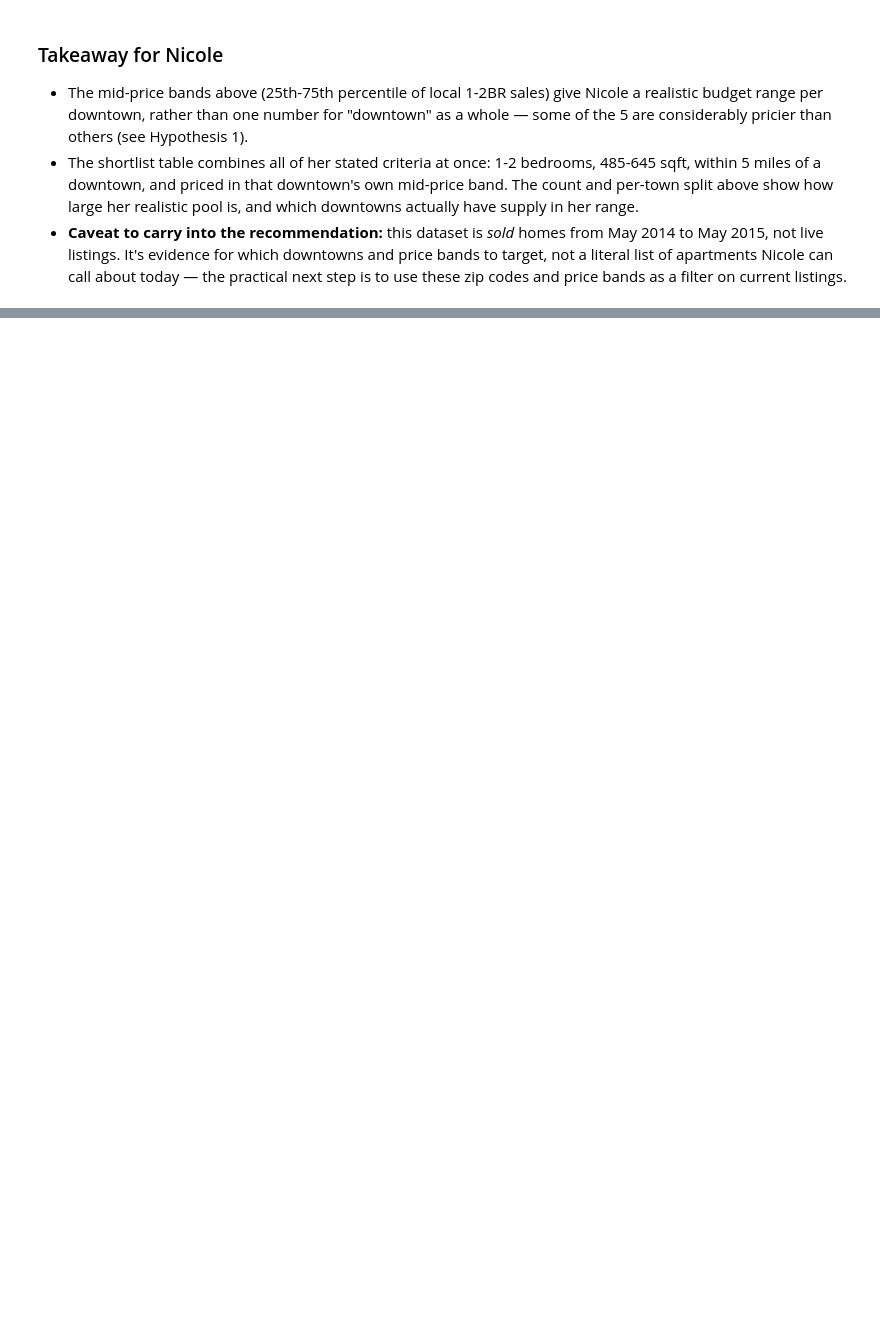
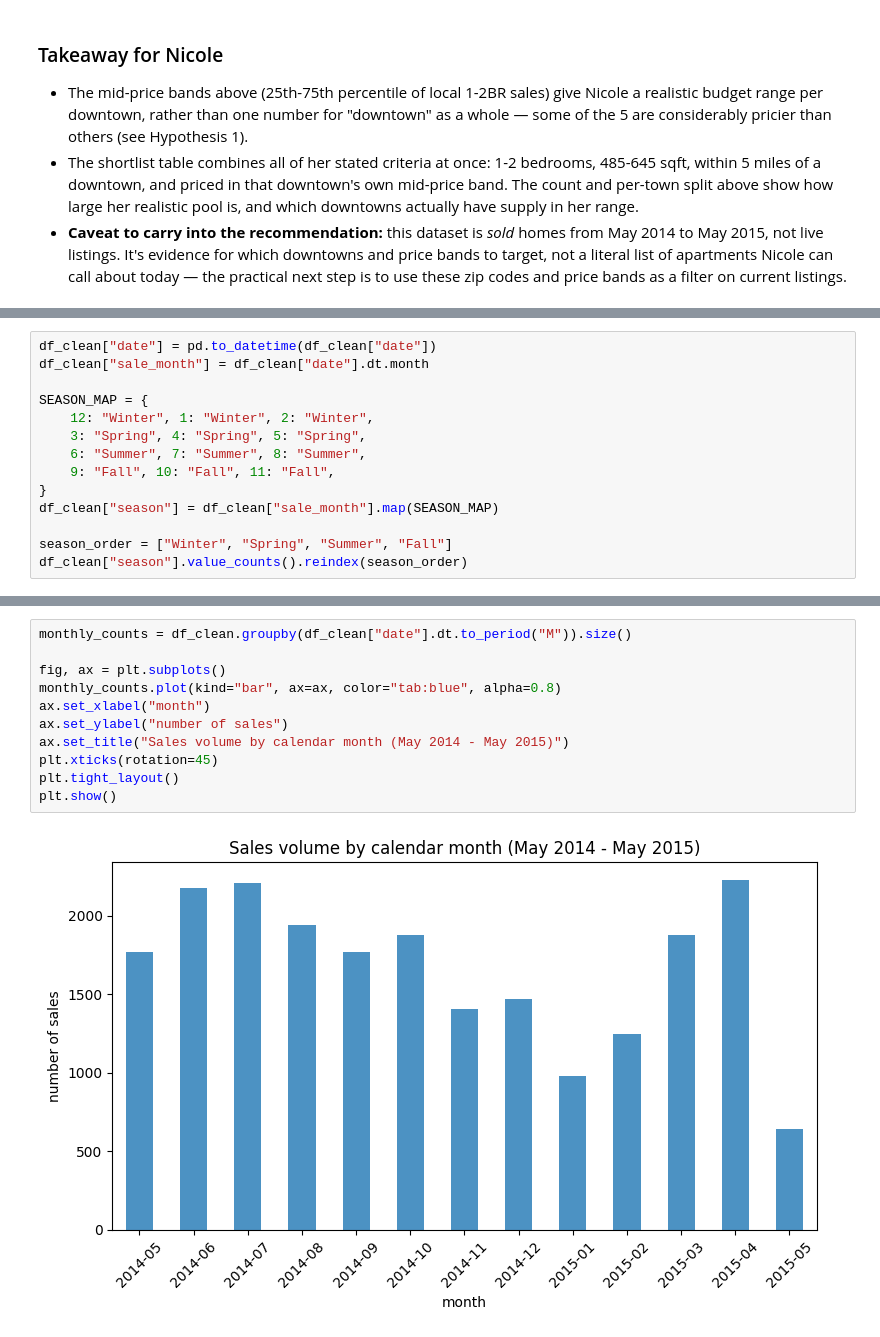
Before and after one commit to curls-me/ds-eda-project, a Jupyter notebook: 04_eda.ipynb, the cells around one changed output, grey strips where cells are left out. Saved outputs shown, nothing was run; the diff lists cells and outputs as text; blank space fills up the shorter version.

```diff
--- a/04_eda.ipynb
+++ b/04_eda.ipynb
@@ -599,0 +723,14 @@ shortlist.sort_values(["closest_town", "price"])[shortlist_cols].head(20)
+# %%
+df_clean["date"] = pd.to_datetime(df_clean["date"])
+df_clean["sale_month"] = df_clean["date"].dt.month
+
+SEASON_MAP = {
+    12: "Winter", 1: "Winter", 2: "Winter",
+    3: "Spring", 4: "Spring", 5: "Spring",
+    6: "Summer", 7: "Summer", 8: "Summer",
+    9: "Fall", 10: "Fall", 11: "Fall",
+}
+df_clean["season"] = df_clean["sale_month"].map(SEASON_MAP)
+
+season_order = ["Winter", "Spring", "Summer", "Fall"]
+df_clean["season"].value_counts().reindex(season_order)
@@ -599,0 +748,13 @@ shortlist.sort_values(["closest_town", "price"])[shortlist_cols].head(20)
+# %%
+monthly_counts = df_clean.groupby(df_clean["date"].dt.to_period("M")).size()
+
+fig, ax = plt.subplots()
+monthly_counts.plot(kind="bar", ax=ax, color="tab:blue", alpha=0.8)
+ax.set_xlabel("month")
+ax.set_ylabel("number of sales")
+ax.set_title("Sales volume by calendar month (May 2014 - May 2015)")
+plt.xticks(rotation=45)
+plt.tight_layout()
+plt.show()
+# %% [output]
+[figure, added]
```
Also changed, not shown: parts of 29 cells of this notebook, 2 other files.
